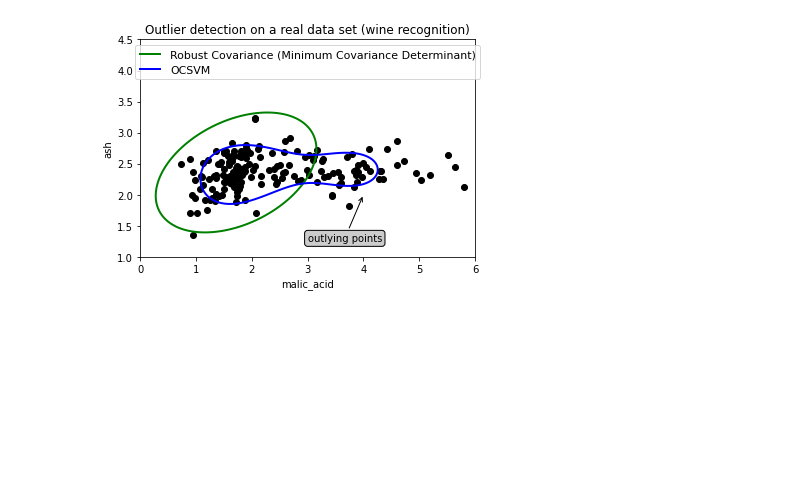
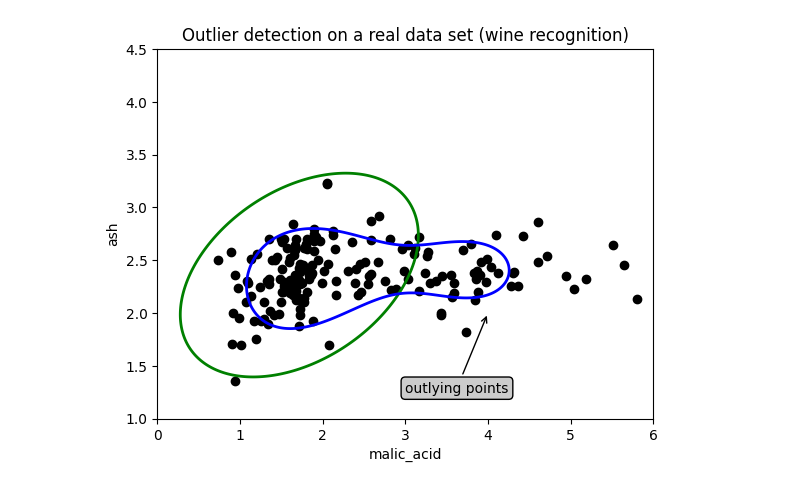
Before and after one commit to wantpark/machine-learning-lecture, a Jupyter notebook: 1. Data Preparation/1. Data Cleaning/2.5 OCSVM.ipynb, the cells around one changed output. Drawn from its saved outputs; the diff is of its cells as text; code cells hidden in the pictures; blank space fills up the shorter version.

```diff
--- a/1. Data Preparation/1. Data Cleaning/2.5 OCSVM.ipynb
+++ b/1. Data Preparation/1. Data Cleaning/2.5 OCSVM.ipynb
@@ -25,34 +25,36 @@ for i, (clf_name, clf) in enumerate(classifiers.items()):
     clf.fit(X1)
     Z1 = clf.decision_function(np.c_[xx1.ravel(), yy1.ravel()])
     Z1 = Z1.reshape(xx1.shape)
     legend1[clf_name] = plt.contour(
         xx1, yy1, Z1, levels=[0], linewidths=2, colors=colors[i])
 
 legend1_values_list = list(legend1.values())
 legend1_keys_list = list(legend1.keys())
 
 # 결과를 플로팅 (= 데이터 포인트 클라우드의 모양)
 plt.figure(1)  # 두 개의 클러스터
 plt.title("Outlier detection on a real data set (wine recognition)")
 plt.scatter(X1[:, 0], X1[:, 1], color='black')
 bbox_args = dict(boxstyle="round", fc="0.8")
 arrow_args = dict(arrowstyle="->")
 plt.annotate("outlying points", xy=(4, 2),
              xycoords="data", textcoords="data",
              xytext=(3, 1.25), bbox=bbox_args, arrowprops=arrow_args)
 plt.xlim((xx1.min(), xx1.max()))
 plt.ylim((yy1.min(), yy1.max()))
+'''
 plt.legend((legend1_values_list[0].collections[0],
             legend1_values_list[1].collections[0]),
            (legend1_keys_list[0], legend1_keys_list[1]),
            loc="upper center",
            prop=matplotlib.font_manager.FontProperties(size=11))
+'''
 plt.ylabel("ash")
 plt.xlabel("malic_acid")
 
 plt.show()
 # %% [output]
-[figure, old version]
+[figure, new version]
 # %%
 # 데이터 가져오기
 X2 = load_wine()['data'][:, [6, 9]]  # "banana"-shaped
```
Also changed, not shown: parts of 1 cell of this notebook, 16 other files.
